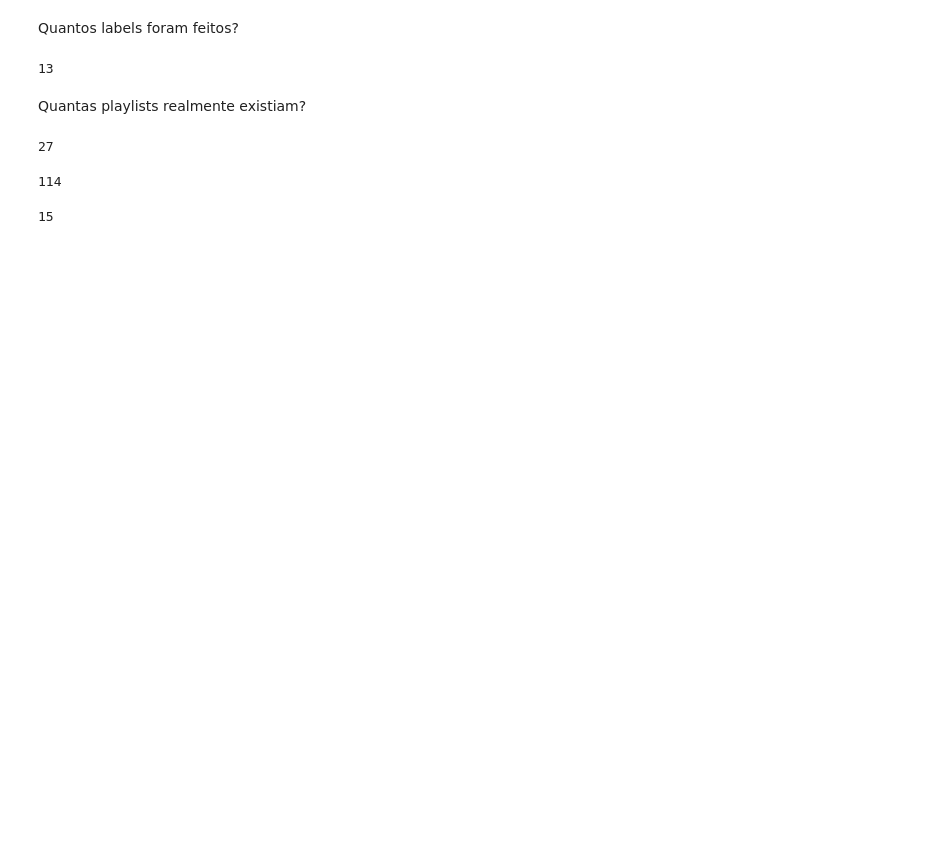
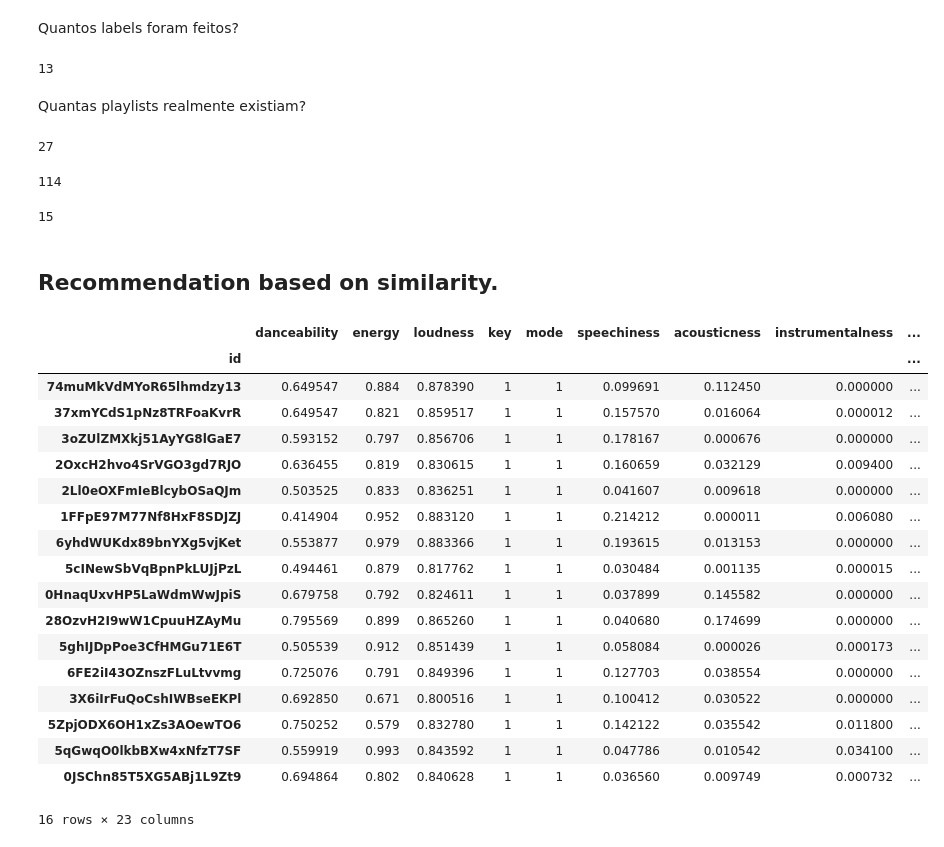
Before and after one commit to lucasresck/espotifai, a Jupyter notebook: notebooks/clustering_pats.ipynb, the cells around one changed output. Drawn from its saved outputs; the diff is of its cells as text; code cells hidden in the pictures; blank space fills up the shorter version.

```diff
--- a/notebooks/clustering_pats.ipynb
+++ b/notebooks/clustering_pats.ipynb
@@ -125,3 +155,52 @@ len(np.unique(model2.labels_))
 15
 # %%
 model3 = SpectralClustering(n_clusters=27, affinity='precomputed').fit(tracks_similarity)
+# %% [markdown]
+## Recommendation based on similarity.
+# %%
+number_of_songs = 15
+
+def get_similar_track(indexes: list, tracks_similarity: np.array) -> int:
+
+    tracks_similarity = tracks_similarity - np.eye(len(tracks_similarity))
+
+    interest_tracks = tracks_similarity[indexes,].prod(axis = 0)
+    song = np.argmax(interest_tracks)
+
+    return song
+
+def get_playlist(number_of_songs: int, tracks_similarity: np.array, initial_song: int) -> list:
+
+    assert initial_song < len(tracks_similarity)
+    assert initial_song >= 0
+
+    songs = [initial_song]
+    for i in range(number_of_songs):
+        songs.append(get_similar_track(songs, tracks_similarity))
+
+    return songs
+# %%
+initial_song = np.random.randint(0,2000)
+playlist = get_playlist(number_of_songs, tracks_similarity, initial_song)
+# %%
+tracks_selected.iloc[playlist]
+# %% [output]
+|  | danceability | energy | loudness | key | mode | speechiness | acousticness | instrumentalness | ... |
+| id |  |  |  |  |  |  |  |  | ... |
+| 74muMkVdMYoR65lhmdzy13 | 0.649547 | 0.884 | 0.878390 | 1 | 1 | 0.099691 | 0.112450 | 0.000000 | ... |
+| 37xmYCdS1pNz8TRFoaKvrR | 0.649547 | 0.821 | 0.859517 | 1 | 1 | 0.157570 | 0.016064 | 0.000012 | ... |
+| 3oZUlZMXkj51AyYG8lGaE7 | 0.593152 | 0.797 | 0.856706 | 1 | 1 | 0.178167 | 0.000676 | 0.000000 | ... |
+| 2OxcH2hvo4SrVGO3gd7RJO | 0.636455 | 0.819 | 0.830615 | 1 | 1 | 0.160659 | 0.032129 | 0.009400 | ... |
+| 2Ll0eOXFmIeBlcybOSaQJm | 0.503525 | 0.833 | 0.836251 | 1 | 1 | 0.041607 | 0.009618 | 0.000000 | ... |
+| 1FFpE97M77Nf8HxF8SDJZJ | 0.414904 | 0.952 | 0.883120 | 1 | 1 | 0.214212 | 0.000011 | 0.006080 | ... |
+| 6yhdWUKdx89bnYXg5vjKet | 0.553877 | 0.979 | 0.883366 | 1 | 1 | 0.193615 | 0.013153 | 0.000000 | ... |
+| 5cINewSbVqBpnPkLUJjPzL | 0.494461 | 0.879 | 0.817762 | 1 | 1 | 0.030484 | 0.001135 | 0.000015 | ... |
+| 0HnaqUxvHP5LaWdmWwJpiS | 0.679758 | 0.792 | 0.824611 | 1 | 1 | 0.037899 | 0.145582 | 0.000000 | ... |
+| 28OzvH2I9wW1CpuuHZAyMu | 0.795569 | 0.899 | 0.865260 | 1 | 1 | 0.040680 | 0.174699 | 0.000000 | ... |
+| 5ghIJDpPoe3CfHMGu71E6T | 0.505539 | 0.912 | 0.851439 | 1 | 1 | 0.058084 | 0.000026 | 0.000173 | ... |
+| 6FE2iI43OZnszFLuLtvvmg | 0.725076 | 0.791 | 0.849396 | 1 | 1 | 0.127703 | 0.038554 | 0.000000 | ... |
+| 3X6iIrFuQoCshIWBseEKPl | 0.692850 | 0.671 | 0.800516 | 1 | 1 | 0.100412 | 0.030522 | 0.000000 | ... |
+| 5ZpjODX6OH1xZs3AOewTO6 | 0.750252 | 0.579 | 0.832780 | 1 | 1 | 0.142122 | 0.035542 | 0.011800 | ... |
+| 5qGwqO0lkbBXw4xNfzT7SF | 0.559919 | 0.993 | 0.843592 | 1 | 1 | 0.047786 | 0.010542 | 0.034100 | ... |
+| 0JSChn85T5XG5ABj1L9Zt9 | 0.694864 | 0.802 | 0.840628 | 1 | 1 | 0.036560 | 0.009749 | 0.000732 | ... |
+16 rows × 23 columns
```
Also changed, not shown: parts of 24 cells of this notebook.
